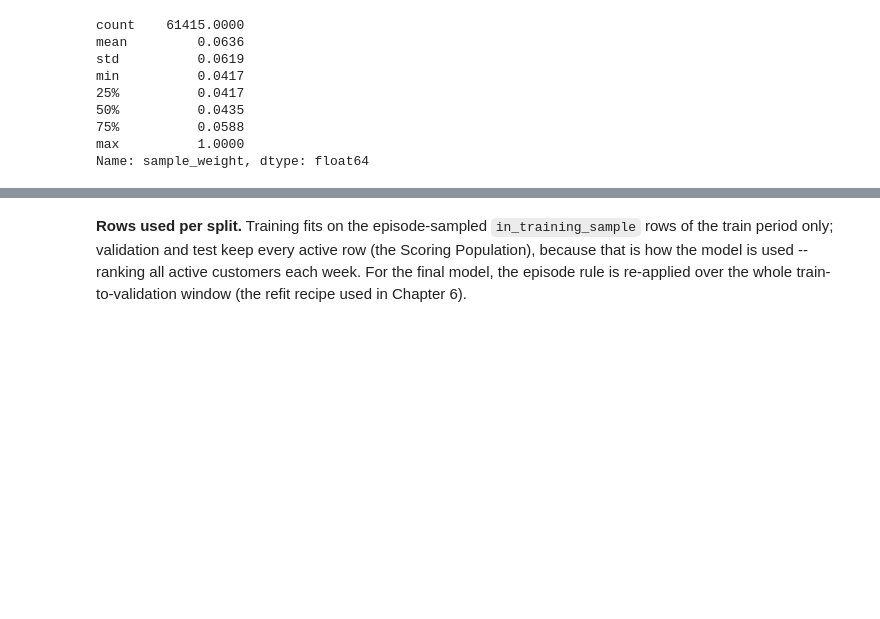
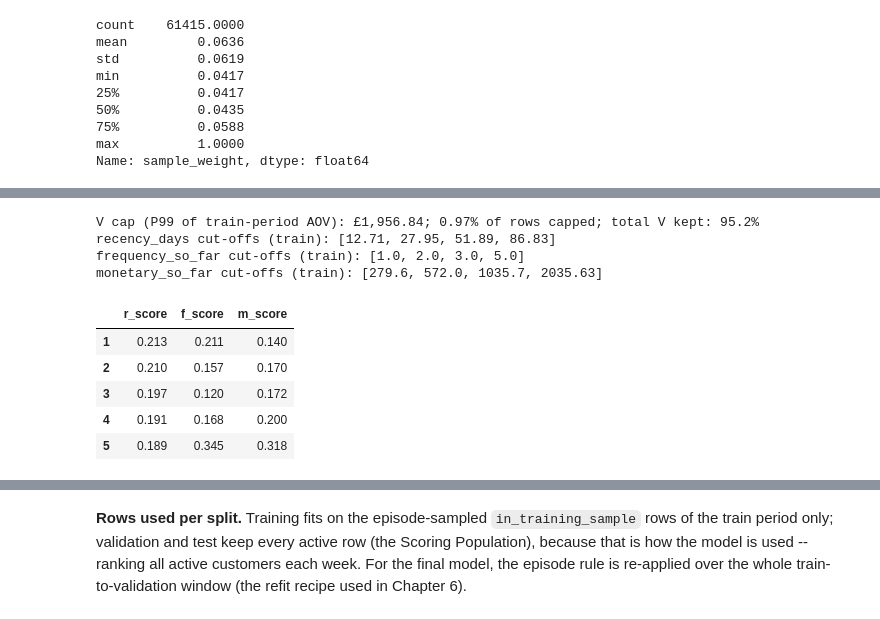
Before and after one commit to nguyenbaanh7779/customer-churn-prediction, a Jupyter notebook: notebooks/07_data_preparation.ipynb, the cells around one changed output, grey strips where cells are left out. Cells and saved outputs as stored; diff of their text form; code cells hidden in the pictures; blank space fills up the shorter version.

```diff
--- a/notebooks/07_data_preparation.ipynb
+++ b/notebooks/07_data_preparation.ipynb
@@ -1171,0 +1233,48 @@ Name: sample_weight, dtype: float64
+# %%
+fit_rows = base[(base["split"] == "train") & base["is_active"]]
+
+v_cap = fit_rows["avg_order_value_so_far"].quantile(0.99)
+base["value_v"] = base["avg_order_value_so_far"].clip(upper=v_cap)
+capped = base["avg_order_value_so_far"] > v_cap
+print(
+    f"V cap (P99 of train-period AOV): £{v_cap:,.2f}; "
+    f"{capped.mean():.2%} of rows capped; total V kept: "
+    f"{base['value_v'].sum() / base['avg_order_value_so_far'].sum():.1%}"
+)
+
+RFM_QUANTILES = [0.2, 0.4, 0.6, 0.8]
+rfm_cutoffs = {
+    col: np.unique(fit_rows[col].quantile(RFM_QUANTILES).to_numpy())
+    for col in ["recency_days", "frequency_so_far", "monetary_so_far"]
+}
+base["r_score"] = score_by_cutoffs(
+    base["recency_days"], rfm_cutoffs["recency_days"],
+    higher_is_better=False,
+)
+base["f_score"] = score_by_cutoffs(
+    base["frequency_so_far"], rfm_cutoffs["frequency_so_far"]
+)
+base["m_score"] = score_by_cutoffs(
+    base["monetary_so_far"], rfm_cutoffs["monetary_so_far"]
+)
+fm_score = np.floor((base["f_score"] + base["m_score"]) / 2 + 0.5)
+base["rfm_segment"] = assign_rfm_segment(base["r_score"], fm_score)
+
+assert (base["value_v"] <= v_cap).all()
+assert base["rfm_segment"].isin(RFM_SEGMENT_ORDER).all()
+for col, cuts in rfm_cutoffs.items():
+    print(f"{col} cut-offs (train): {np.round(cuts, 2).tolist()}")
+base[["r_score", "f_score", "m_score"]].apply(
+    lambda s: s.value_counts(normalize=True).sort_index()
+).round(3)
+# %% [output]
+V cap (P99 of train-period AOV): £1,956.84; 0.97% of rows capped; total V kept: 95.2%
+recency_days cut-offs (train): [12.71, 27.95, 51.89, 86.83]
+frequency_so_far cut-offs (train): [1.0, 2.0, 3.0, 5.0]
+monetary_so_far cut-offs (train): [279.6, 572.0, 1035.7, 2035.63]
+|  | r_score | f_score | m_score |
+| 1 | 0.213 | 0.211 | 0.140 |
+| 2 | 0.210 | 0.157 | 0.170 |
+| 3 | 0.197 | 0.120 | 0.172 |
+| 4 | 0.191 | 0.168 | 0.200 |
+| 5 | 0.189 | 0.345 | 0.318 |
```
Also changed, not shown: parts of 9 cells of this notebook, 8 other files.
